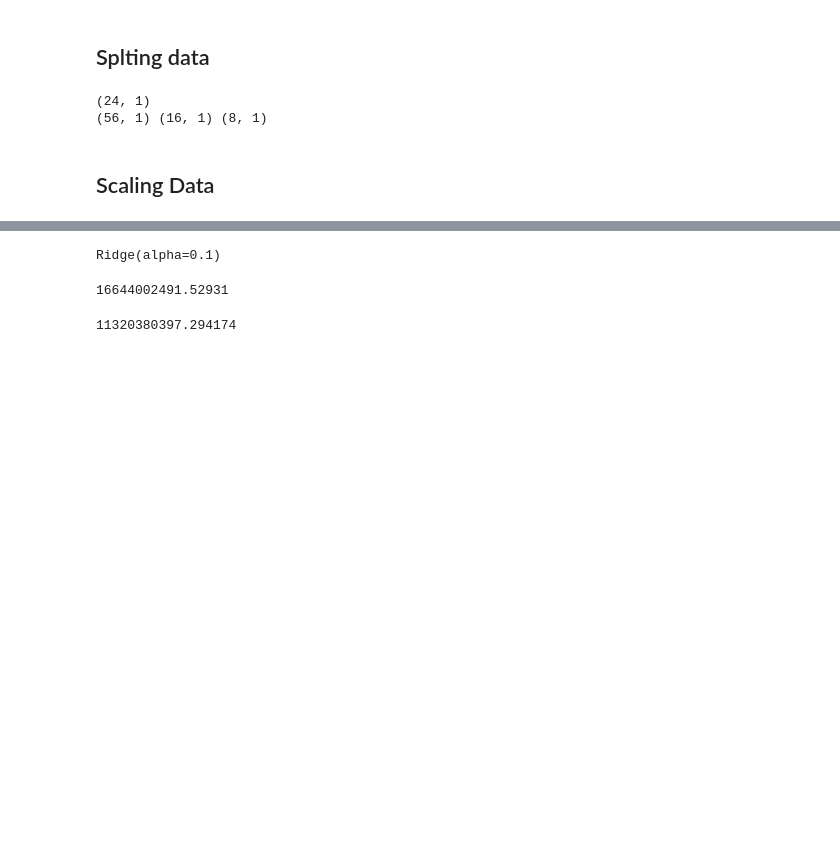
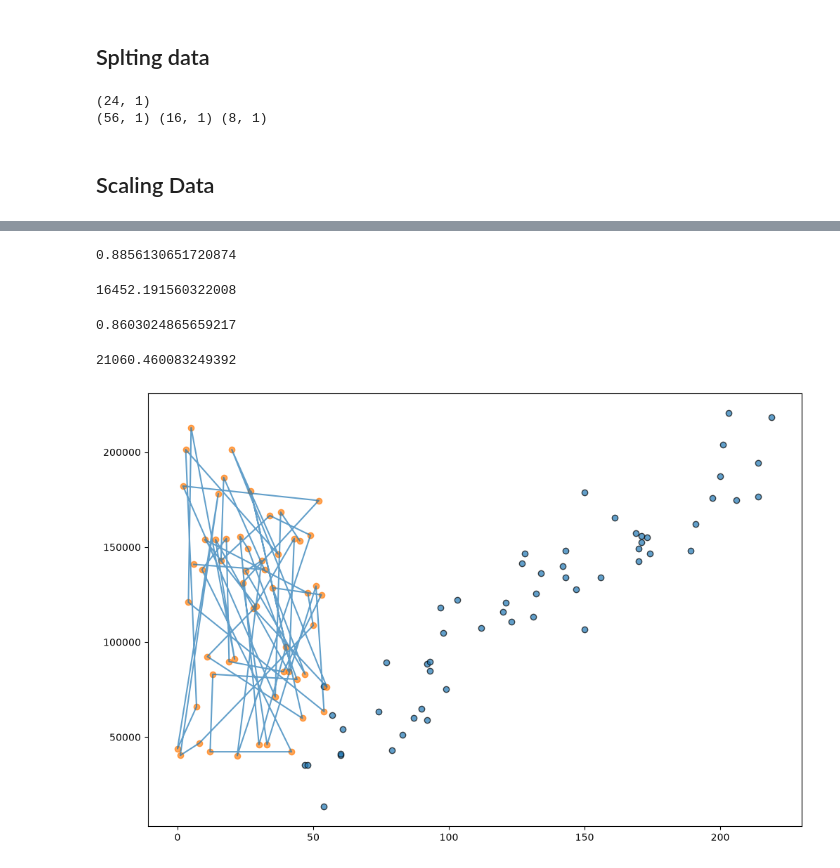
Before and after one commit to kiyamehr/Machine-Learning-Journey, a Jupyter notebook: Practice Labs/Linear Regression/01-Practice 1/train.ipynb, the cells around one changed output, grey strips where cells are left out. Drawn from its saved outputs; the diff is of its cells as text; code cells hidden in the pictures; blank space fills up the shorter version.

Commit message:
well it looks like i just was using the wrong predicion error method

```diff
--- a/Practice Labs/Linear Regression/01-Practice 1/train.ipynb
+++ b/Practice Labs/Linear Regression/01-Practice 1/train.ipynb
@@ -77,0 +60,4 @@ print(x_test_scaled[:5])
+# %%
+poly = PolynomialFeatures(degree=2)
+x_train_scaled_mapped = poly.fit_transform(x_train_scaled)
+print(x_train_scaled_mapped)
@@ -78,10 +82,13 @@ print(x_test_scaled[:5])
 # %%
-model = Ridge(alpha=0.1)
-model.fit(x_train_scaled, y_train)
+model = Ridge(alpha=0.001)
+model.fit(x_train_scaled_mapped, y_train)
+yhat_train = model.predict(x_train_scaled_mapped)
+
+print(model.score(x_train_scaled_mapped, y_train))
 # %% [output]
-Ridge(alpha=0.1)
+0.8856130651720874
 # %%
-mse_train = mean_squared_error(x_train_scaled, y_train)
+mse_train = root_mean_squared_error(yhat_train, y_train)
 print(mse_train)
 # %% [output]
-16644002491.52931
+16452.191560322008
@@ -90,5 +95,21 @@ yhat_cv = model.predict(x_cv_scaled)
-# %%
-mse_cv = mean_squared_error(x_cv_scaled, y_cv)
-print(mse_cv)
-# %% [output]
-11320380397.294174
+# %%
+x_cv_scaled_mapped = poly.transform(x_cv_scaled)
+yhat_cv = model.predict(x_cv_scaled_mapped)
+print(model.score(x_cv_scaled_mapped, y_cv))
+# %% [output]
+0.8603024865659217
+# %%
+mse_cv = root_mean_squared_error(yhat_cv, y_cv)
+print(mse_cv)
+# %% [output]
+21060.460083249392
+# %%
+idx = np.argsort(X_train[:,0])
+
+plt.figure(figsize=(12, 8))
+plt.scatter(X_train, y_train, alpha=0.7, edgecolors='black')
+plt.scatter(idx, yhat_train, alpha=0.7)
+plt.plot(idx, yhat_train, alpha=0.7)
+plt.show()
+# %% [output]
+[figure, added]
```
Also changed, not shown: parts of 4 cells of this notebook, 1 other file.
